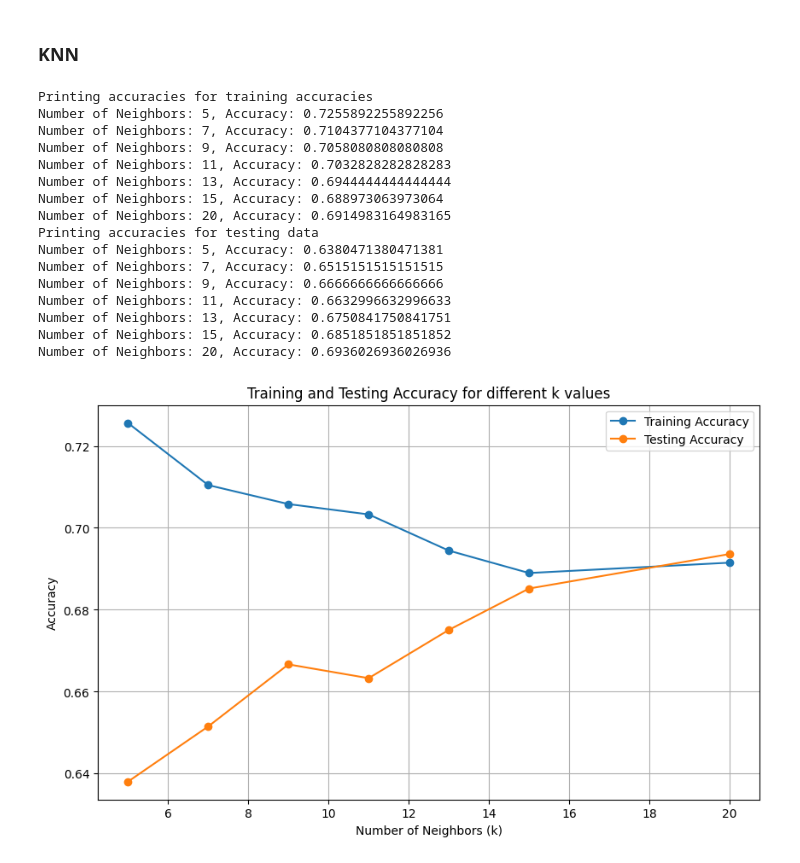
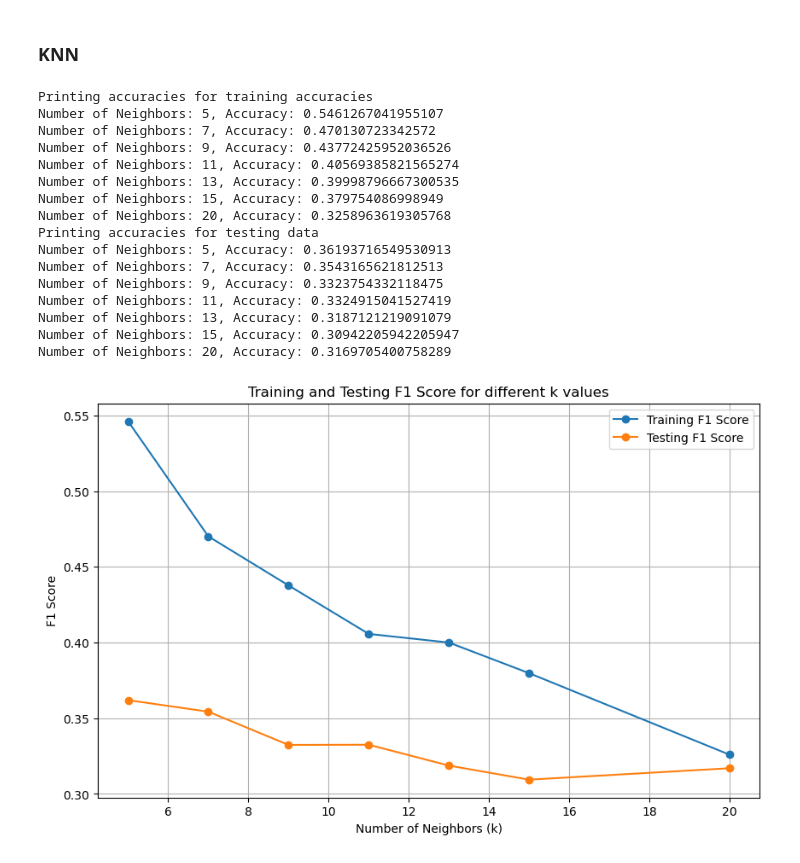
Before and after one commit to poojanv123/capp_ml_project, a Jupyter notebook: ML Project.ipynb, the cells around one changed output. Saved outputs shown, nothing was run; the diff lists cells and outputs as text; code cells hidden in the pictures.

```diff
--- a/ML Project.ipynb
+++ b/ML Project.ipynb
@@ -465,7 +475,7 @@ X.head()
 # %%
 #Divide data in training and testing sets
 from sklearn.model_selection import train_test_split
-X_train, X_test, y_train, y_test = train_test_split(X, y, test_size=0.2, random_state=1001)
+X_train, X_test, y_train, y_test = train_test_split(X, y, test_size=0.2,stratify=y, random_state=1001)
 # %%
 # Import model libraries
 from sklearn.neural_network import MLPClassifier
@@ -484,12 +494,9 @@ mlp = MLPClassifier(max_iter=1000, random_state=42)
 # %%
-mlp.fit(X_train, y_train)
-
-# Make predictions on the test data
-y_pred = mlp.predict(X_test)
-
-# Calculate the accuracy of the model
+#fit the model
+mlp = MLPClassifier(max_iter=1000, random_state=42)
+mlp.fit(X_train_mlp, y_train)
+y_pred = mlp.predict(X_test_mlp)
 accuracy = accuracy_score(y_test, y_pred)
 f1 = f1_score(y_test, y_pred,average = 'macro')
-
-print(f"Accuracy: {f1:.2f}")
+print(f"Accuracy: {accuracy:.2f},F1 Score: {f1:.2f}")
 # %% [output]
@@ -497,4 +504,5 @@ Accuracy: 0.32
 # %%
+#Hyperparameter tuning of MLP
 parameter_space = {
     'hidden_layer_sizes': [(10,30,10),(20,40,60)],
     'activation': ['tanh', 'relu'],
@@ -502,6 +510,7 @@ parameter_space = {
     'alpha': [0.0001, 0.05],
     'learning_rate': ['constant','adaptive'],
 }
-clf = GridSearchCV(mlp, parameter_space, n_jobs=-1, cv=5)
-clf.fit(X, y) # X is train samples and y is the corresponding labels
-clf.best_params_
+clf = GridSearchCV(mlp, parameter_space,scoring='f1_weighted', n_jobs=-1, cv=5)
+clf.fit(X_train_mlp, y_train)
+mlp_best = clf.best_estimator_
+mlp_f1=clf.best_score_
@@ -577,54 +628,61 @@ neighbors = [5, 7, 9, 11, 13, 15, 20]
 
 train_accuracies = {}
 test_accuracies = {}
+train_f1 = {}
+test_f1 = {}
 
 for n in neighbors:
     knn = KNeighborsClassifier(n_neighbors=n)
     knn.fit(X_train, y_train)
     y_train_pred = knn.predict(X_train)
     train_accuracies[n] = accuracy_score(y_train, y_train_pred)
+    train_f1[n] = f1_score(y_train, y_train_pred,average="macro")
+
 
     y_test_pred = knn.predict(X_test)
     test_accuracies[n] = accuracy_score(y_test, y_test_pred)
+    test_f1[n] = f1_score(y_test, y_test_pred,average="macro")
+
 
 print("Printing accuracies for training accuracies")
-for n, accuracy in train_accuracies.items():
+for n, accuracy in train_f1.items():
     print(f"Number of Neighbors: {n}, Accuracy: {accuracy}")
 
 print("Printing accuracies for testing data")
-for n, accuracy in test_accuracies.items():
+for n, accuracy in test_f1.items():
     print(f"Number of Neighbors: {n}, Accuracy: {accuracy}")
+
+best_k = max(test_f1)
 # %% [output]
 Printing accuracies for training accuracies
-Number of Neighbors: 5, Accuracy: 0.7255892255892256
-Number of Neighbors: 7, Accuracy: 0.7104377104377104
-Number of Neighbors: 9, Accuracy: 0.7058080808080808
-Number of Neighbors: 11, Accuracy: 0.7032828282828283
-Number of Neighbors: 13, Accuracy: 0.6944444444444444
-Number of Neighbors: 15, Accuracy: 0.688973063973064
-Number of Neighbors: 20, Accuracy: 0.6914983164983165
+Number of Neighbors: 5, Accuracy: 0.5461267041955107
+Number of Neighbors: 7, Accuracy: 0.470130723342572
+Number of Neighbors: 9, Accuracy: 0.43772425952036526
+Number of Neighbors: 11, Accuracy: 0.40569385821565274
+Number of Neighbors: 13, Accuracy: 0.39998796667300535
+Number of Neighbors: 15, Accuracy: 0.379754086998949
+Number of Neighbors: 20, Accuracy: 0.3258963619305768
 Printing accuracies for testing data
-Number of Neighbors: 5, Accuracy: 0.6380471380471381
-Number of Neighbors: 7, Accuracy: 0.6515151515151515
-Number of Neighbors: 9, Accuracy: 0.6666666666666666
-Number of Neighbors: 11, Accuracy: 0.6632996632996633
-Number of Neighbors: 13, Accuracy: 0.6750841750841751
-Number of Neighbors: 15, Accuracy: 0.6851851851851852
-Number of Neighbors: 20, Accuracy: 0.6936026936026936
+Number of Neighbors: 5, Accuracy: 0.36193716549530913
+Number of Neighbors: 7, Accuracy: 0.3543165621812513
+Number of Neighbors: 9, Accuracy: 0.3323754332118475
+Number of Neighbors: 11, Accuracy: 0.3324915041527419
+Number of Neighbors: 13, Accuracy: 0.3187121219091079
+Number of Neighbors: 15, Accuracy: 0.30942205942205947
+Number of Neighbors: 20, Accuracy: 0.3169705400758289
 # %%
 # Plot the training and testing accuracies
 plt.figure(figsize=(10, 6))
 plt.plot(
-    neighbors, list(train_accuracies.values()), label="Training Accuracy", marker="o"
+    neighbors, list(train_f1.values()), label="Training F1 Score", marker="o"
 )
 plt.plot(
-    neighbors, list(test_accuracies.values()), label="Testing Accuracy", marker="o"
+    neighbors, list(test_f1.values()), label="Testing F1 Score", marker="o"
 )
 plt.xlabel("Number of Neighbors (k)")
-plt.ylabel("Accuracy")
-plt.title("Training and Testing Accuracy for different k values")
+plt.ylabel("F1 Score")
+plt.title("Training and Testing F1 Score for different k values")
 plt.legend()
-plt.grid(True)
 plt.show()
 # %% [output]
-[figure, old version]
+[figure, new version]
```
Also changed, not shown: parts of 29 cells of this notebook.
